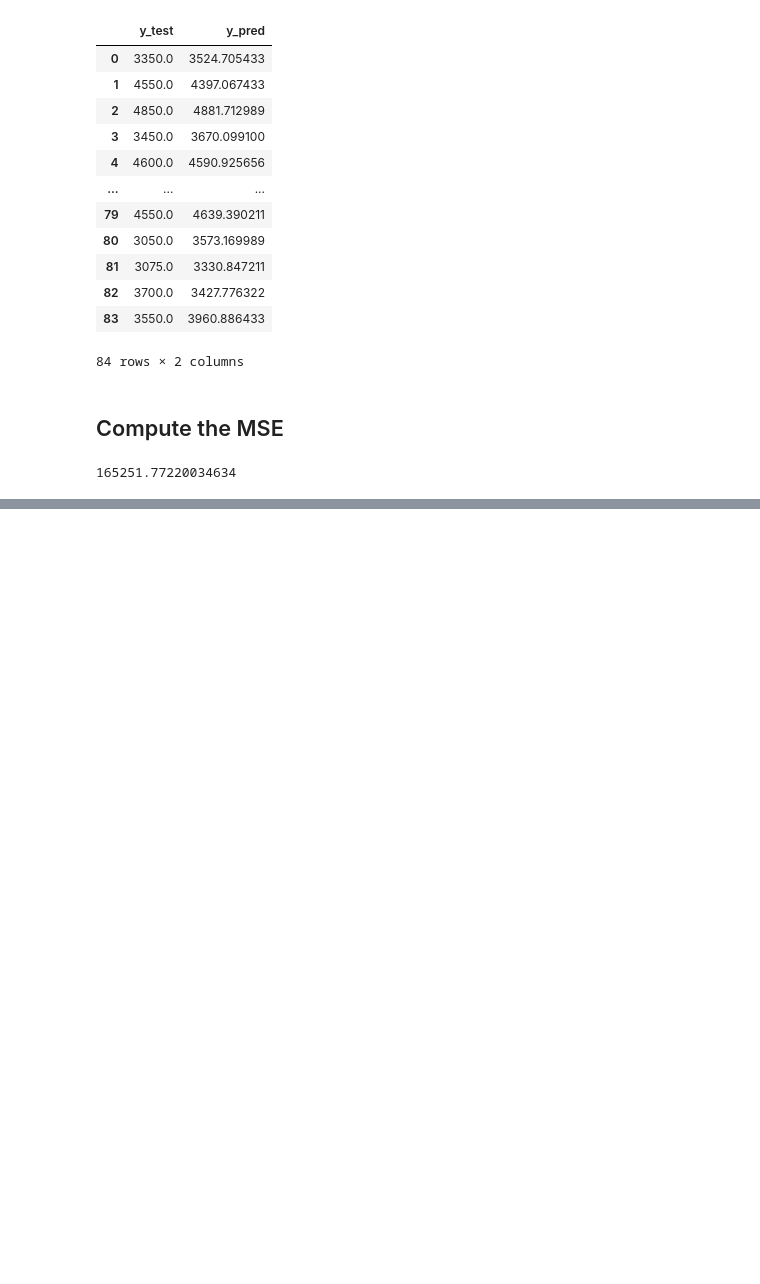
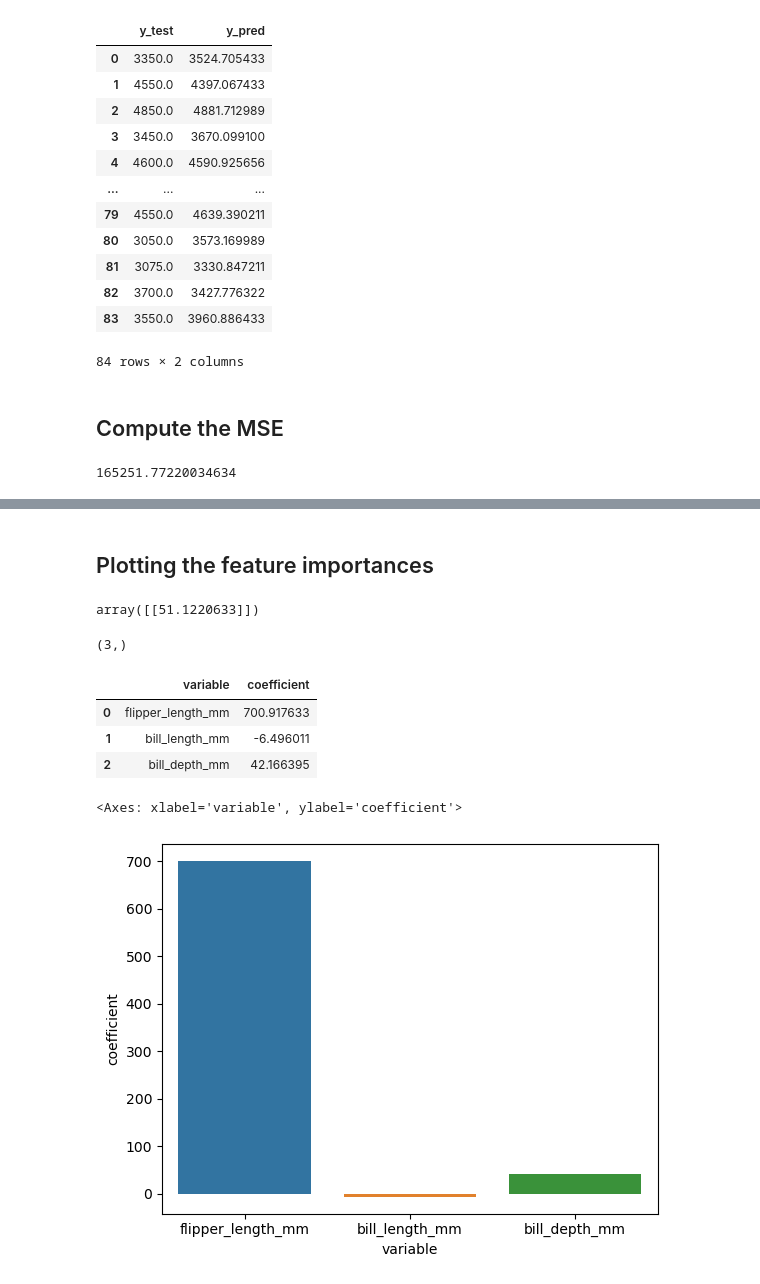
Before and after one commit to DominikKoppen/Dominik_Ironhack, a Jupyter notebook: Week_4/Linear_Regression_Example.ipynb, the cells around one changed output, grey strips where cells are left out. Cells and saved outputs as stored; diff of their text form; code cells hidden in the pictures; blank space fills up the shorter version.

```diff
--- a/Week_4/Linear_Regression_Example.ipynb
+++ b/Week_4/Linear_Regression_Example.ipynb
@@ -104,0 +198,28 @@ mse(real_vs_pred['y_test'], real_vs_pred['y_pred'])
+# %% [markdown]
+## Plotting the feature importances
+# %%
+coefficients = model.coef_.reshape(-1,1)
+# %%
+model.coef_
+# %% [output]
+array([[51.1220633]])
+# %%
+coefficients = coefficients.reshape(3,)
+# %%
+coefficients.shape
+# %% [output]
+(3,)
+# %%
+feature_importances = pd.DataFrame({'variable':X.columns, 'coefficient': coefficients})
+# %%
+feature_importances
+# %% [output]
+|  | variable | coefficient |
+| 0 | flipper_length_mm | 700.917633 |
+| 1 | bill_length_mm | -6.496011 |
+| 2 | bill_depth_mm | 42.166395 |
+# %%
+sns.barplot(x=feature_importances['variable'], y=feature_importances['coefficient'])
+# %% [output]
+<Axes: xlabel='variable', ylabel='coefficient'>
+[figure, added]
```
Also changed, not shown: parts of 14 cells of this notebook, 1 other file.
